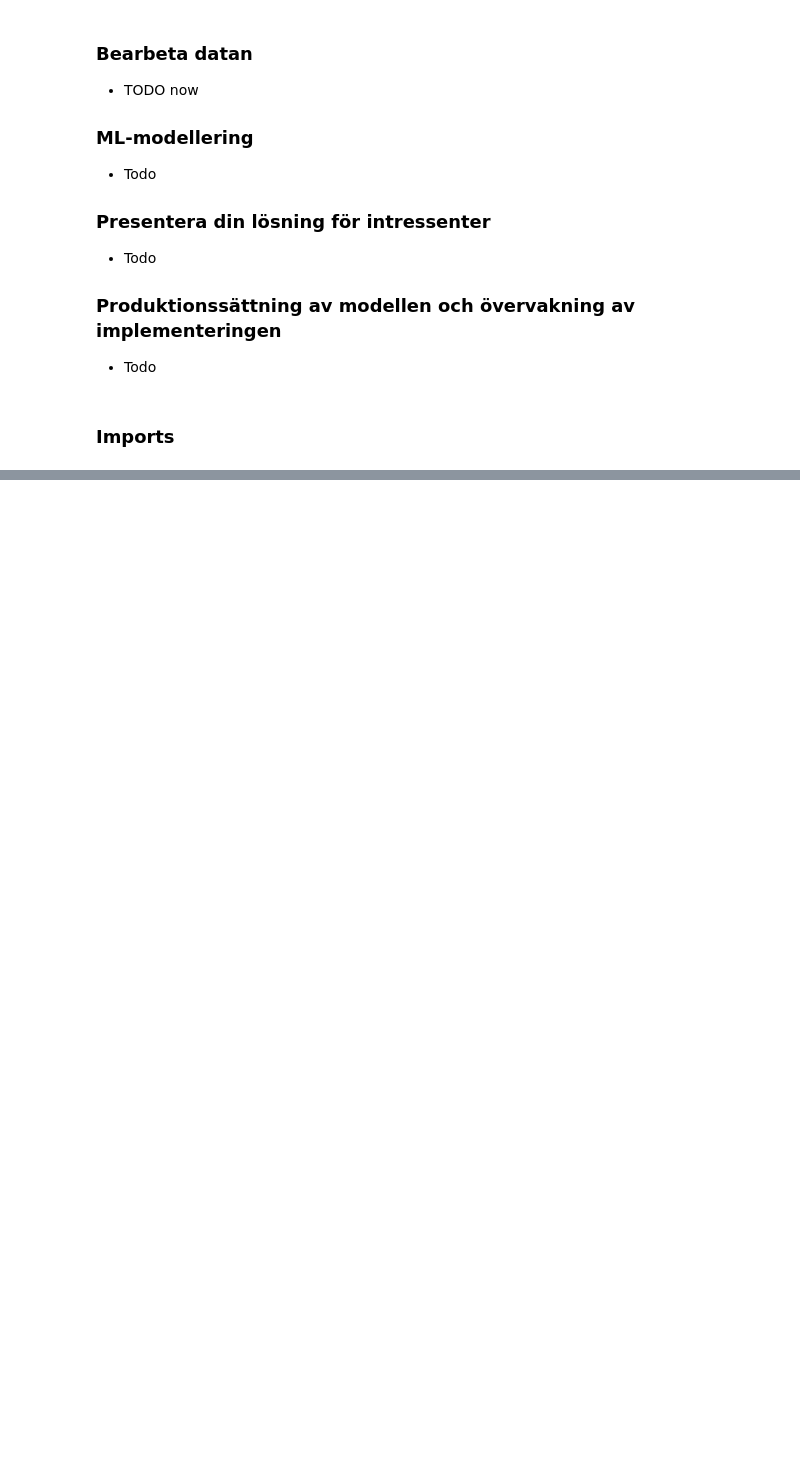
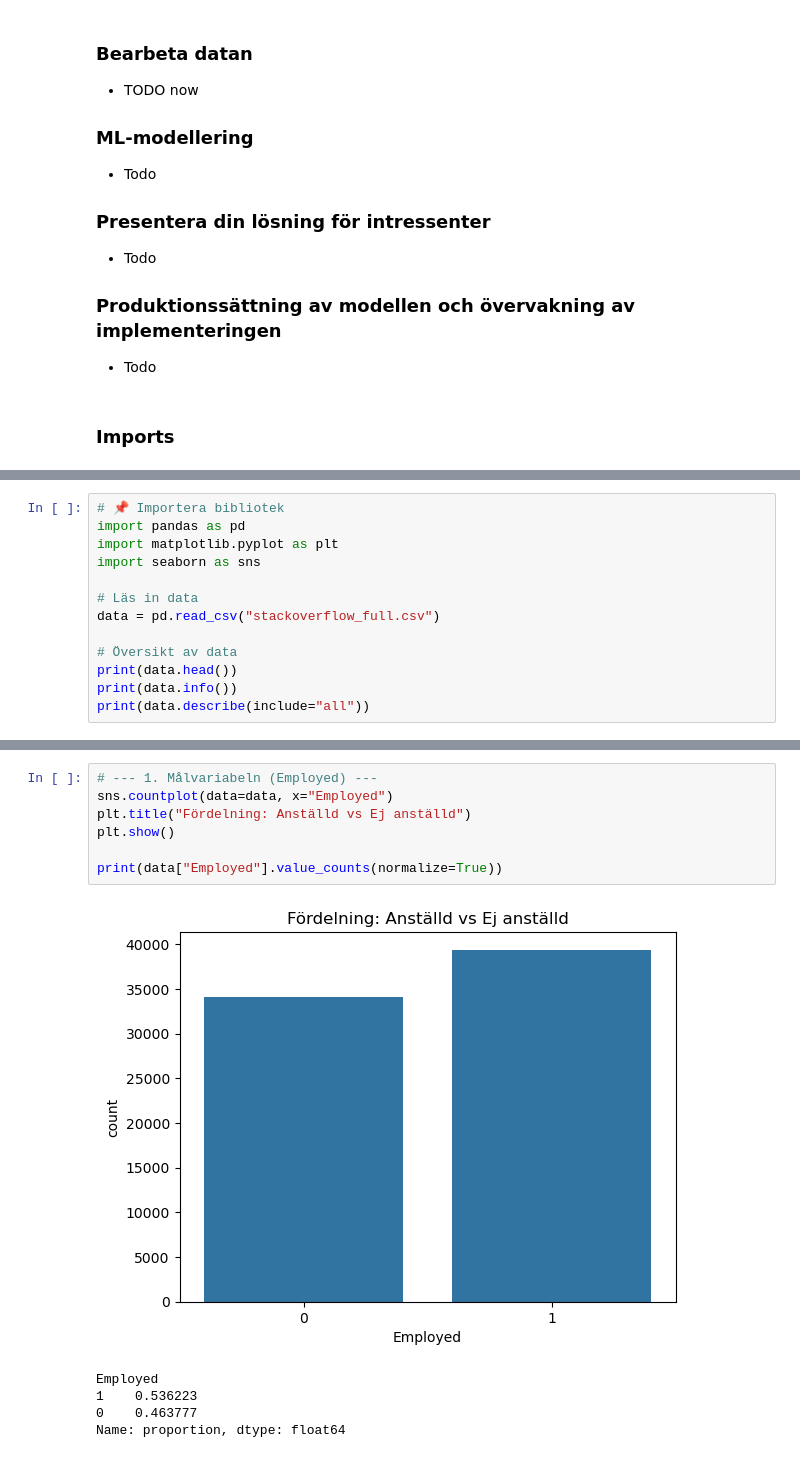
Before and after one commit to HugoManns/AI-kunskapskontroll-del-1, a Jupyter notebook: EDA.ipynb, the cells around one changed output, grey strips where cells are left out. Cells and saved outputs as stored; diff of their text form; blank space fills up the shorter version.

```diff
--- a/EDA.ipynb
+++ b/EDA.ipynb
@@ -61,0 +27,13 @@ dtype: int64
+# %%
+# 📌 Importera bibliotek
+import pandas as pd
+import matplotlib.pyplot as plt
+import seaborn as sns
+
+# Läs in data
+data = pd.read_csv("stackoverflow_full.csv")
+
+# Översikt av data
+print(data.head())
+print(data.info())
+print(data.describe(include="all"))
@@ -61,0 +58,13 @@ dtype: int64
+# %%
+# --- 1. Målvariabeln (Employed) ---
+sns.countplot(data=data, x="Employed")
+plt.title("Fördelning: Anställd vs Ej anställd")
+plt.show()
+
+print(data["Employed"].value_counts(normalize=True))
+# %% [output]
+[figure, added]
+Employed
+1    0.536223
+0    0.463777
+Name: proportion, dtype: float64
```
Also changed, not shown: parts of 12 cells of this notebook.
